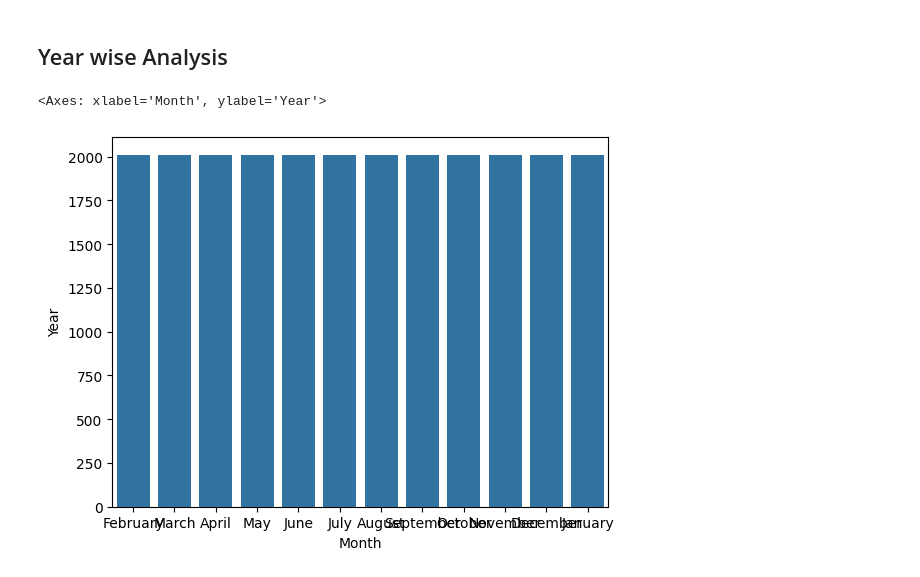
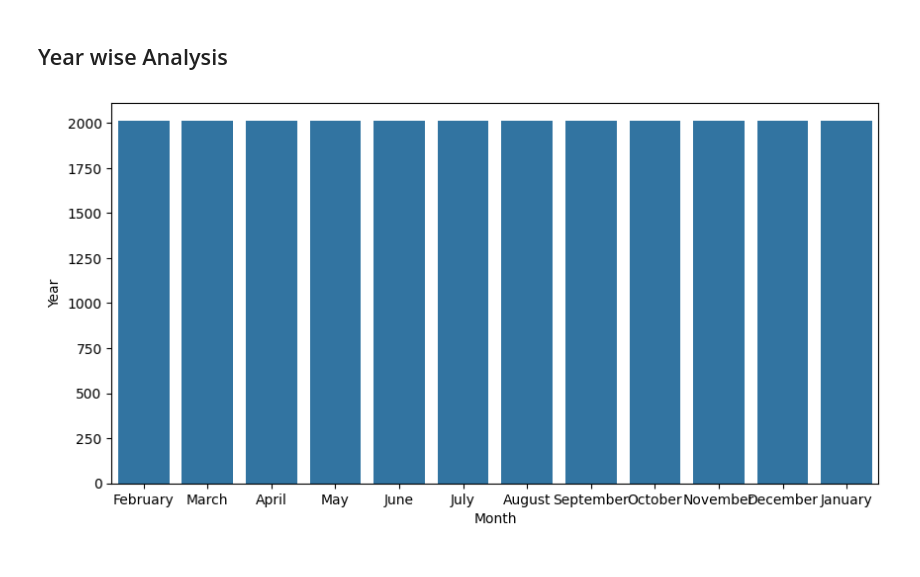
Before and after one commit to Codewithpwn/walmart-sales-analysis-python, a Jupyter notebook: Walmart_sales_analysis/Walmart_sales_Analysis.ipynb, the cells around one changed output. Drawn from its saved outputs; the diff is of its cells as text; code cells hidden in the pictures.

```diff
--- a/Walmart_sales_analysis/walmart_analysis.ipynb
+++ b/Walmart_sales_analysis/Walmart_sales_Analysis.ipynb
@@ -290,9 +291,10 @@ df.head()
 # %% [markdown]
 ## Year wise Analysis
 # %%
+plt.figure(figsize=(10,5))
 sns.barplot(x=df["Month"],
             y=df["Year"]
             )
+plt.savefig("images/Year_sales_analysis.png")
 # %% [output]
-<Axes: xlabel='Month', ylabel='Year'>
-[figure, old version]
+[figure, new version]
```
Also changed, not shown: parts of 4 cells of this notebook, 5 other files.
